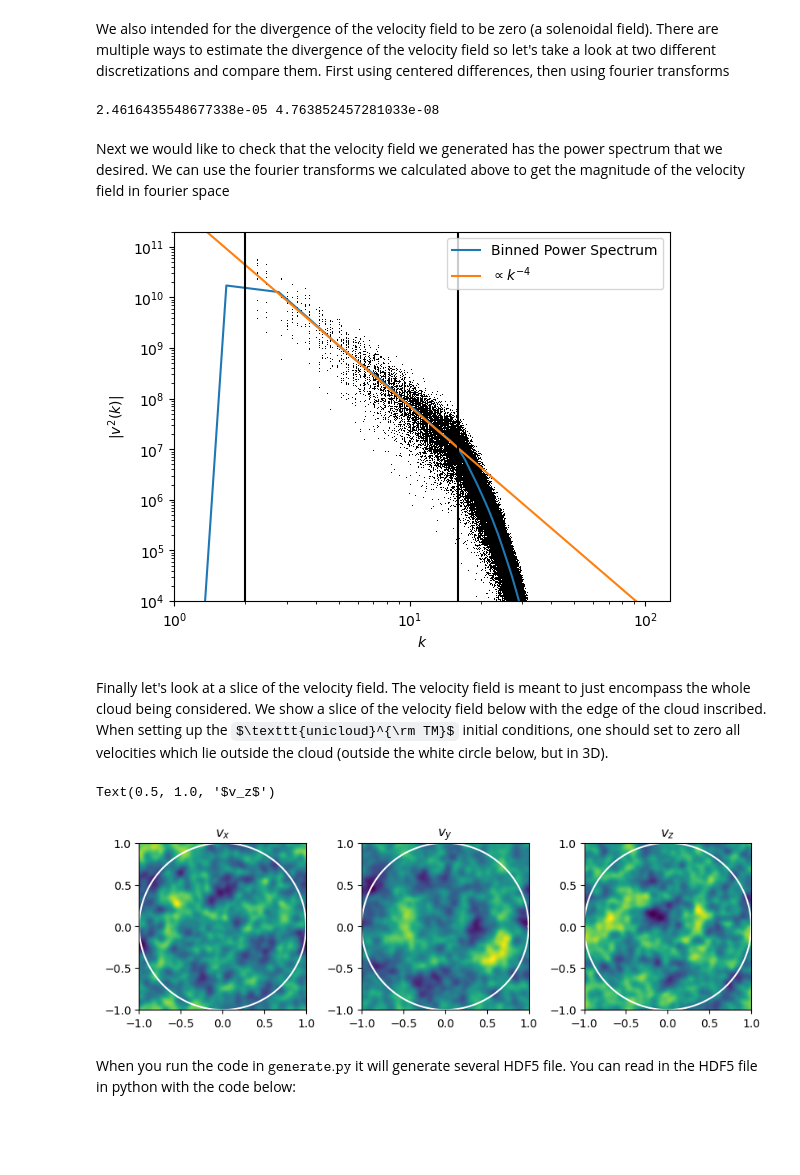
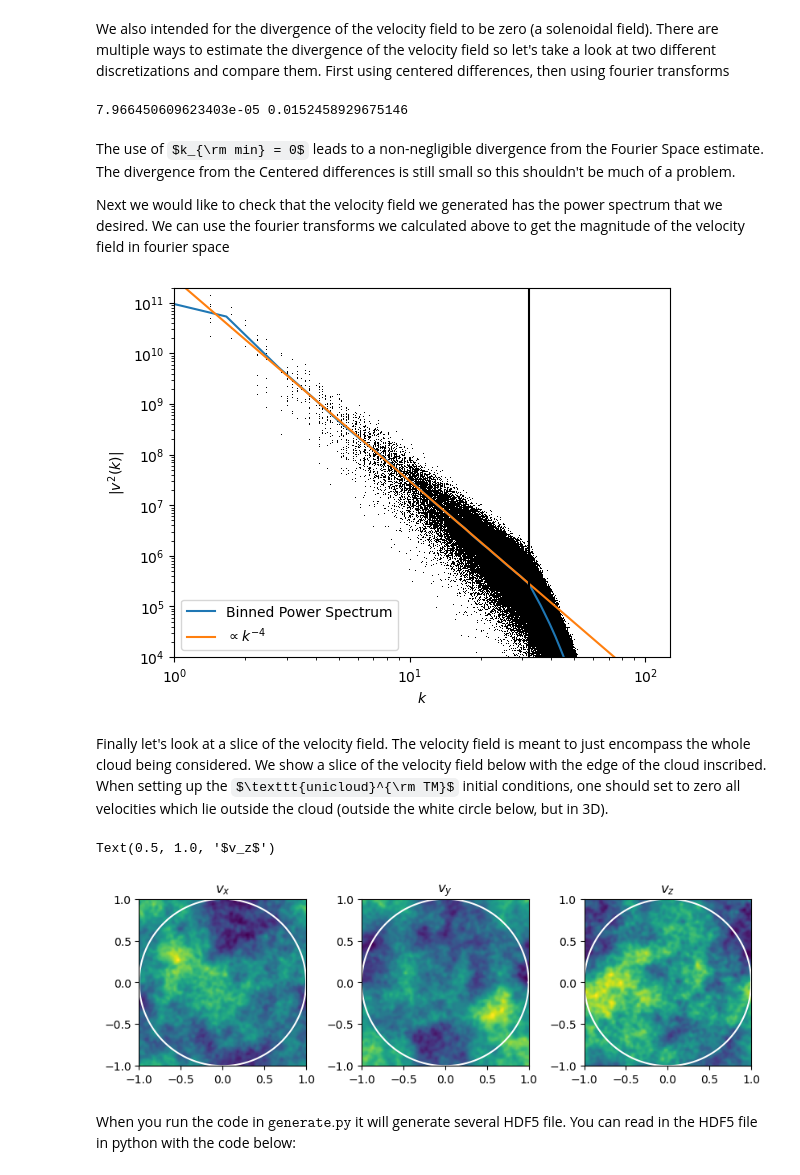
Before and after one commit to ltlancas/unicloud_turb, a Jupyter notebook: generate.ipynb, the cells around one changed output. Saved outputs shown, nothing was run; the diff lists cells and outputs as text; code cells hidden in the pictures; some formulas as TeX source; blank space fills up the shorter version.

```diff
--- a/generate.ipynb
+++ b/generate.ipynb
@@ -12,8 +12,8 @@ from generate import init_velocity_field_proj, init_velocity_field_kcurl, init_v
 N = 128
 sigma = 1.0
 kspec = 2
-kmin = 2
-kmax = 16
+kmin = 0
+kmax = 32
 # Lorentz's Birthday: 18th of July, 1853
 seed = 18071853
 
@@ -51,37 +51,39 @@ divv_ft = np.fft.ifftn(divv_k).real
 
 print(np.std(divv_cd), np.std(divv_ft))
 # %% [output]
-2.4616435548677338e-05 4.763852457281033e-08
+7.966450609623403e-05 0.0152458929675146
 # %% [markdown]
+The use of $k_{\rm min} = 0$ leads to a non-negligible divergence from the Fourier Space estimate. The divergence from the Centered differences is still small so this shouldn't be much of a problem.
+
 Next we would like to check that the velocity field we generated has the power spectrum that we desired. We can use the fourier transforms we calculated above to get the magnitude of the velocity field in fourier space
 # %%
 # magnitude in fourier space
 magv_k = np.abs(vx_k)**2 + np.abs(vy_k)**2 + np.abs(vz_k)**2
 
 # flatten things for plotting
 Kflat = K.flatten()/(2*np.pi)
 magv_k_flat = magv_k.flatten()
 
 # bin the k-space power spectrum
 (hist_mag, bes) = np.histogram(Kflat, weights=magv_k_flat, bins=100)
 (hist_n, bes) = np.histogram(Kflat, bins=100)
 bcs = 0.5 * (bes[1:] + bes[:-1])
 
 plt.plot(Kflat,magv_k_flat,'k,')
 plt.plot(bcs, hist_mag/hist_n, label="Binned Power Spectrum")
-plt.plot(bcs, 7e11*bcs**(-2*kspec), label=r"$\propto k^{%d}$"%(-2*kspec))
+plt.plot(bcs, 3e11*bcs**(-2*kspec), label=r"$\propto k^{%d}$"%(-2*kspec))
 
 plt.legend()
 plt.xlabel(r"$k$")
 plt.ylabel(r"$|v^2(k)|$")
 plt.axvline(x=kmin,c="k")
 plt.axvline(x=kmax,c="k")
 plt.ylim(1e4,2e11)
 plt.xlim(1,128)
 plt.xscale("log")
 plt.yscale("log")
 # %% [output]
-[figure, old version]
+[figure, new version]
 # %% [markdown]
 Finally let's look at a slice of the velocity field. The velocity field is meant to just encompass the whole cloud being considered. We show a slice of the velocity field below with the edge of the cloud inscribed. When setting up the $\texttt{unicloud}^{\rm TM}$ initial conditions, one should set to zero all velocities which lie outside the cloud (outside the white circle below, but in 3D).
 # %%
@@ -103,7 +105,7 @@ ax2.set_title(r"$v_y$")
 ax3.set_title(r"$v_z$")
 # %% [output]
 Text(0.5, 1.0, '$v_z$')
-[figure, old version]
+[figure, new version]
 # %% [markdown]
 When you run the code in $\texttt{generate.py}$ it will generate several HDF5 file. You can read in the HDF5 file in python with the code below:
 # %%
```
Also changed, not shown: parts of 2 cells of this notebook.
